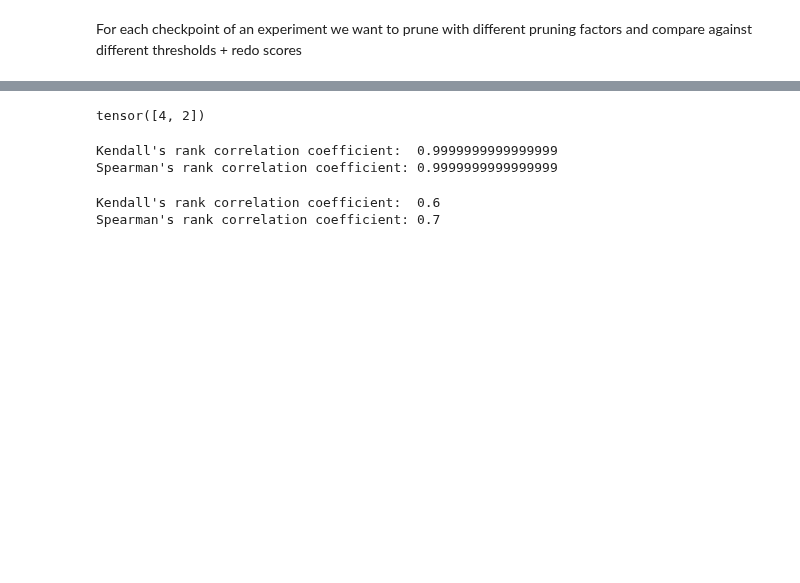
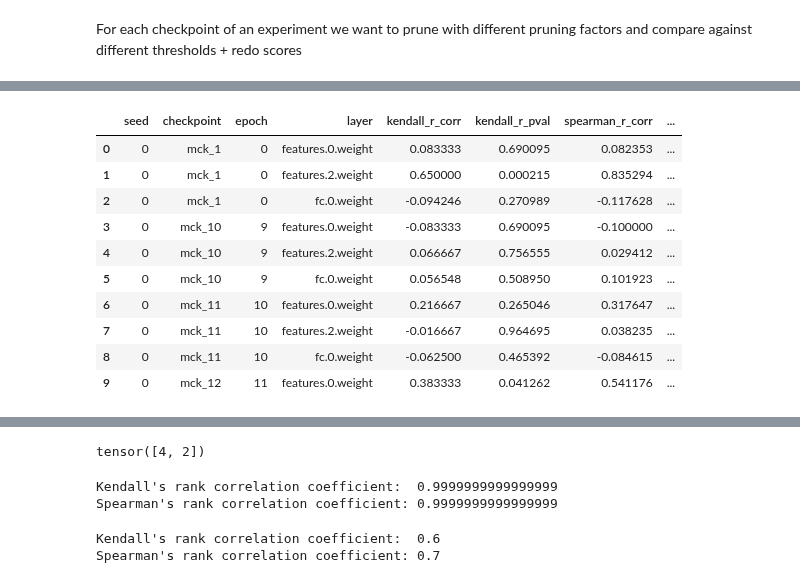
Before and after one commit to mariusdgm/minatar_work, a Jupyter notebook: experiments/pruning/pruning_redo.ipynb, the cells around one changed output, grey strips where cells are left out. Saved outputs shown, nothing was run; the diff lists cells and outputs as text; code cells hidden in the pictures; blank space fills up the shorter version.

```diff
--- a/experiments/pruning/pruning_redo.ipynb
+++ b/experiments/pruning/pruning_redo.ipynb
@@ -112,3 +150,18 @@ def compare_redo_pruning(exp_paths):
             results.append(new_row)
 
     return pd.DataFrame(results)
+# %%
+res = compare_redo_pruning(exp_paths=experiment_paths[0])
+res.iloc[0:10]
+# %% [output]
+|  | seed | checkpoint | epoch | layer | kendall_r_corr | kendall_r_pval | spearman_r_corr | ... |
+| 0 | 0 | mck_1 | 0 | features.0.weight | 0.083333 | 0.690095 | 0.082353 | ... |
+| 1 | 0 | mck_1 | 0 | features.2.weight | 0.650000 | 0.000215 | 0.835294 | ... |
+| 2 | 0 | mck_1 | 0 | fc.0.weight | -0.094246 | 0.270989 | -0.117628 | ... |
+| 3 | 0 | mck_10 | 9 | features.0.weight | -0.083333 | 0.690095 | -0.100000 | ... |
+| 4 | 0 | mck_10 | 9 | features.2.weight | 0.066667 | 0.756555 | 0.029412 | ... |
+| 5 | 0 | mck_10 | 9 | fc.0.weight | 0.056548 | 0.508950 | 0.101923 | ... |
+| 6 | 0 | mck_11 | 10 | features.0.weight | 0.216667 | 0.265046 | 0.317647 | ... |
+| 7 | 0 | mck_11 | 10 | features.2.weight | -0.016667 | 0.964695 | 0.038235 | ... |
+| 8 | 0 | mck_11 | 10 | fc.0.weight | -0.062500 | 0.465392 | -0.084615 | ... |
+| 9 | 0 | mck_12 | 11 | features.0.weight | 0.383333 | 0.041262 | 0.541176 | ... |
```
Also changed, not shown: parts of 11 cells of this notebook, 1 other file.
